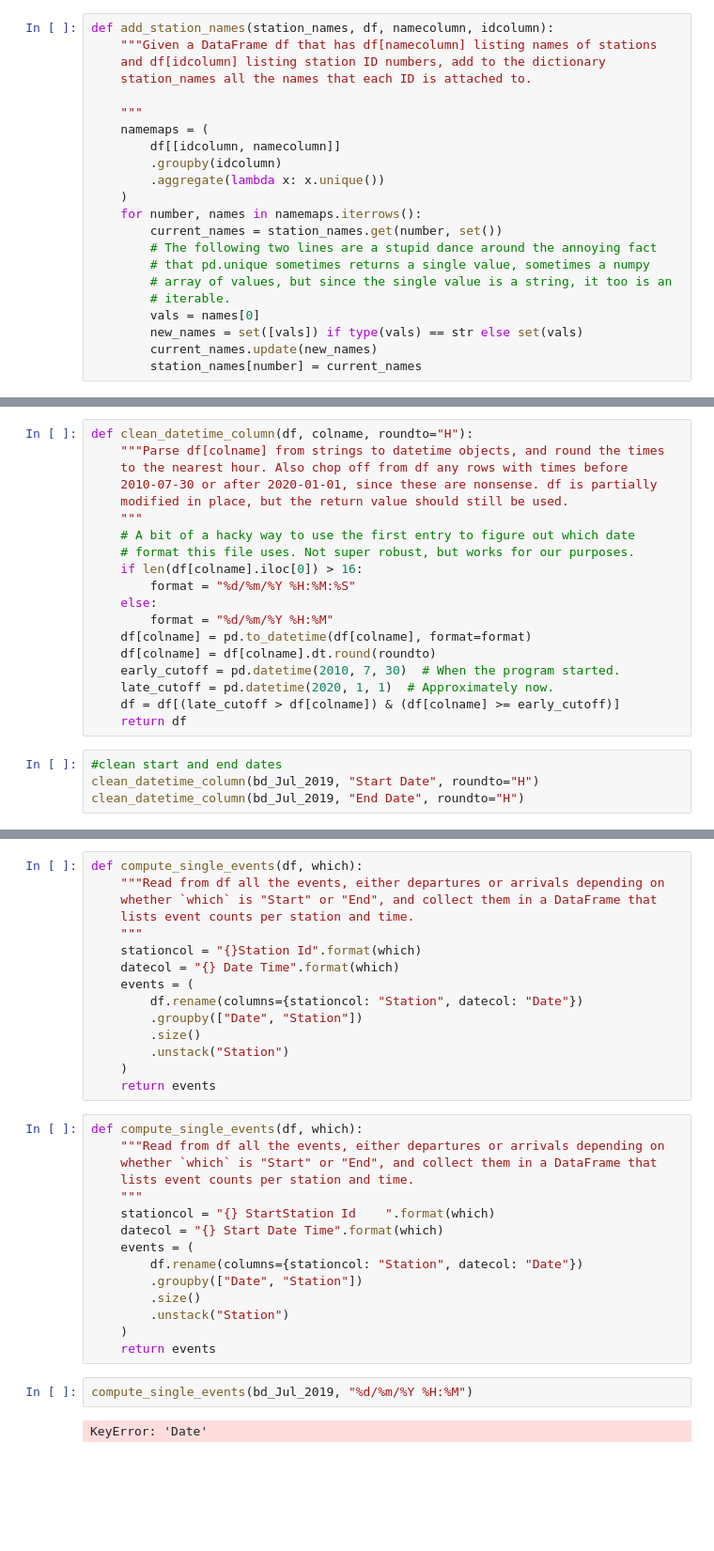
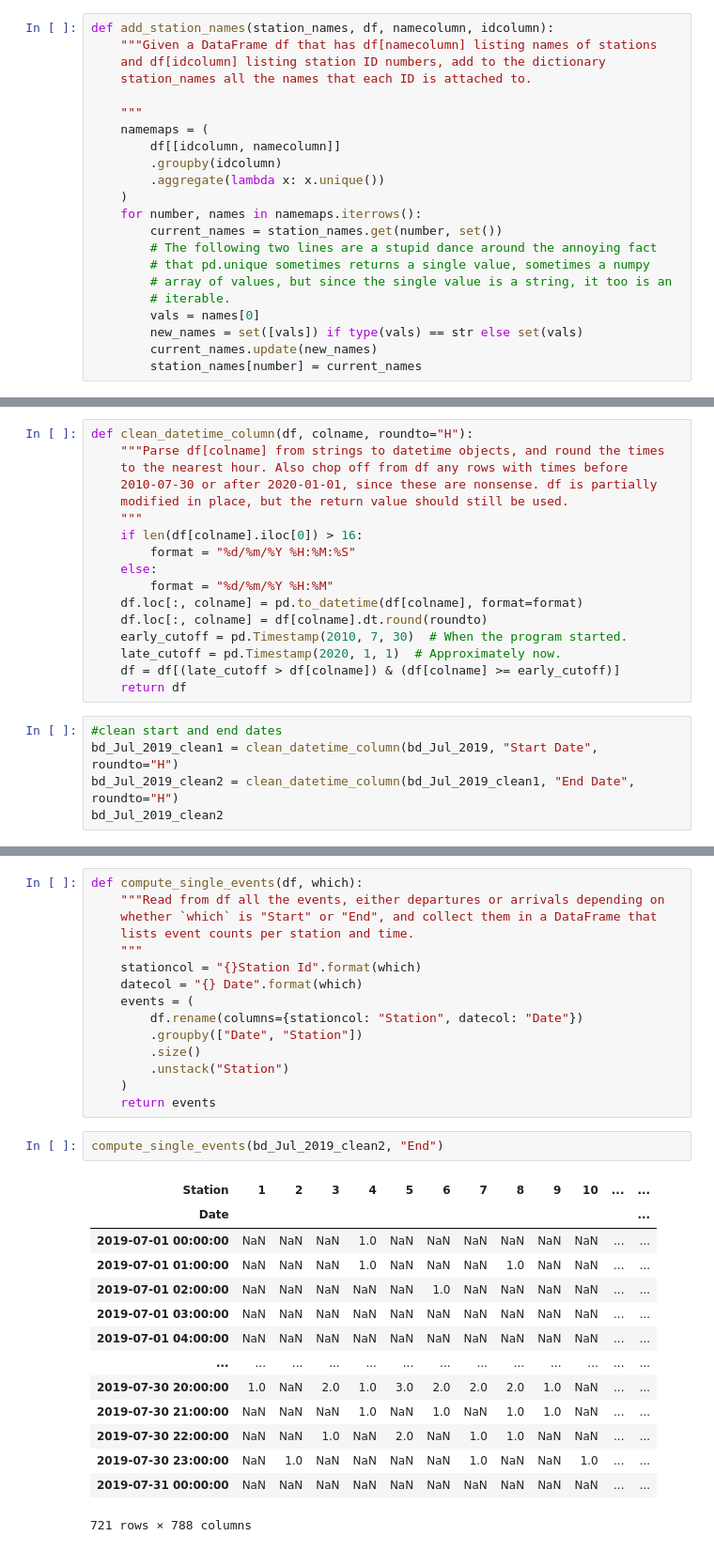
Before and after one commit to elrhmo/TfL_Bike_Analysis, a Jupyter notebook: data_prep.ipynb, the cells around one changed output, grey strips where cells are left out. Shown at 94% size. Cells and saved outputs as stored; diff of their text form; blank space fills up the shorter version.

```diff
--- a/data_prep.ipynb
+++ b/data_prep.ipynb
@@ -631,20 +655,19 @@ def clean_datetime_column(df, colname, roundto="H"):
     2010-07-30 or after 2020-01-01, since these are nonsense. df is partially
     modified in place, but the return value should still be used.
     """
-    # A bit of a hacky way to use the first entry to figure out which date
-    # format this file uses. Not super robust, but works for our purposes.
     if len(df[colname].iloc[0]) > 16:
         format = "%d/%m/%Y %H:%M:%S"
     else:
         format = "%d/%m/%Y %H:%M"
-    df[colname] = pd.to_datetime(df[colname], format=format)
-    df[colname] = df[colname].dt.round(roundto)
-    early_cutoff = pd.datetime(2010, 7, 30)  # When the program started.
-    late_cutoff = pd.datetime(2020, 1, 1)  # Approximately now.
+    df.loc[:, colname] = pd.to_datetime(df[colname], format=format)
+    df.loc[:, colname] = df[colname].dt.round(roundto)
+    early_cutoff = pd.Timestamp(2010, 7, 30)  # When the program started.
+    late_cutoff = pd.Timestamp(2020, 1, 1)  # Approximately now.
     df = df[(late_cutoff > df[colname]) & (df[colname] >= early_cutoff)]
     return df
 # %%
 #clean start and end dates
-clean_datetime_column(bd_Jul_2019, "Start Date", roundto="H")
-clean_datetime_column(bd_Jul_2019, "End Date", roundto="H")
+bd_Jul_2019_clean1 = clean_datetime_column(bd_Jul_2019, "Start Date", roundto="H")
+bd_Jul_2019_clean2 = clean_datetime_column(bd_Jul_2019_clean1, "End Date", roundto="H")
+bd_Jul_2019_clean2
 # %% [output]
@@ -660,7 +717,7 @@ def compute_single_events(df, which):
     lists event counts per station and time.
     """
     stationcol = "{}Station Id".format(which)
-    datecol = "{} Date Time".format(which)
+    datecol = "{} Date".format(which)
     events = (
         df.rename(columns={stationcol: "Station", datecol: "Date"})
         .groupby(["Date", "Station"])
@@ -668,22 +725,20 @@ def compute_single_events(df, which):
         .unstack("Station")
     )
     return events
-# %%
-def compute_single_events(df, which):
-    """Read from df all the events, either departures or arrivals depending on
-    whether `which` is "Start" or "End", and collect them in a DataFrame that
-    lists event counts per station and time.
-    """
-    stationcol = "{} StartStation Id	".format(which)
-    datecol = "{} Start Date Time".format(which)
-    events = (
-        df.rename(columns={stationcol: "Station", datecol: "Date"})
-        .groupby(["Date", "Station"])
-        .size()
-        .unstack("Station")
-    )
-    return events
-# %%
-compute_single_events(bd_Jul_2019, "%d/%m/%Y %H:%M")
-# %% [output]
-KeyError: 'Date'
+# %%
+compute_single_events(bd_Jul_2019_clean2, "End")
+# %% [output]
+| Station | 1 | 2 | 3 | 4 | 5 | 6 | 7 | 8 | 9 | 10 | ... | ... |
+| Date |  |  |  |  |  |  |  |  |  |  |  | ... |
+| 2019-07-01 00:00:00 | NaN | NaN | NaN | 1.0 | NaN | NaN | NaN | NaN | NaN | NaN | ... | ... |
+| 2019-07-01 01:00:00 | NaN | NaN | NaN | 1.0 | NaN | NaN | NaN | 1.0 | NaN | NaN | ... | ... |
+| 2019-07-01 02:00:00 | NaN | NaN | NaN | NaN | NaN | 1.0 | NaN | NaN | NaN | NaN | ... | ... |
+| 2019-07-01 03:00:00 | NaN | NaN | NaN | NaN | NaN | NaN | NaN | NaN | NaN | NaN | ... | ... |
+| 2019-07-01 04:00:00 | NaN | NaN | NaN | NaN | NaN | NaN | NaN | NaN | NaN | NaN | ... | ... |
+| ... | ... | ... | ... | ... | ... | ... | ... | ... | ... | ... | ... | ... |
+| 2019-07-30 20:00:00 | 1.0 | NaN | 2.0 | 1.0 | 3.0 | 2.0 | 2.0 | 2.0 | 1.0 | NaN | ... | ... |
+| 2019-07-30 21:00:00 | NaN | NaN | NaN | 1.0 | NaN | 1.0 | NaN | 1.0 | 1.0 | NaN | ... | ... |
+| 2019-07-30 22:00:00 | NaN | NaN | 1.0 | NaN | 2.0 | NaN | 1.0 | 1.0 | NaN | NaN | ... | ... |
+| 2019-07-30 23:00:00 | NaN | 1.0 | NaN | NaN | NaN | NaN | 1.0 | NaN | NaN | 1.0 | ... | ... |
+| 2019-07-31 00:00:00 | NaN | NaN | NaN | NaN | NaN | NaN | NaN | NaN | NaN | NaN | ... | ... |
+721 rows × 788 columns
```
Also changed, not shown: parts of 12 cells of this notebook, 1 other file.
